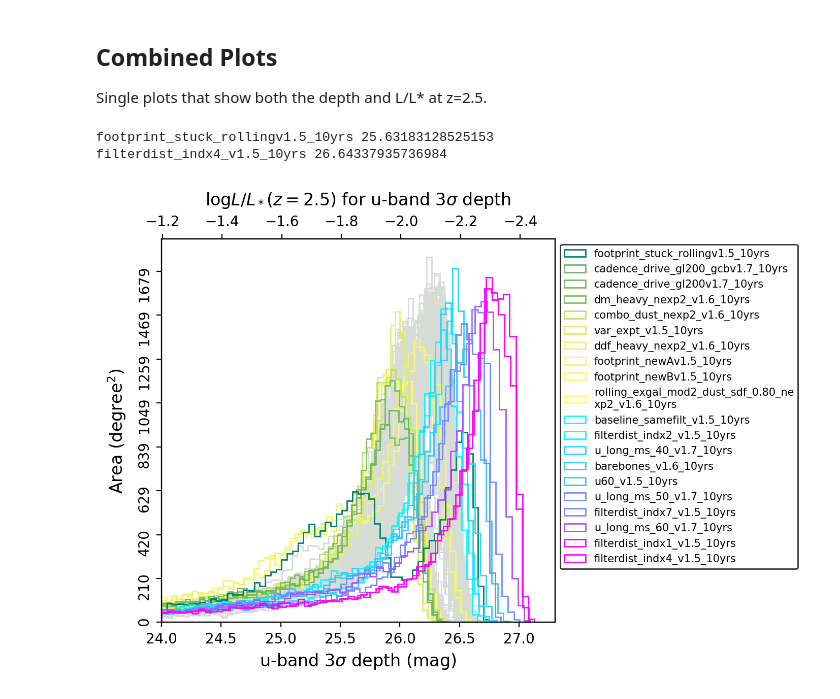
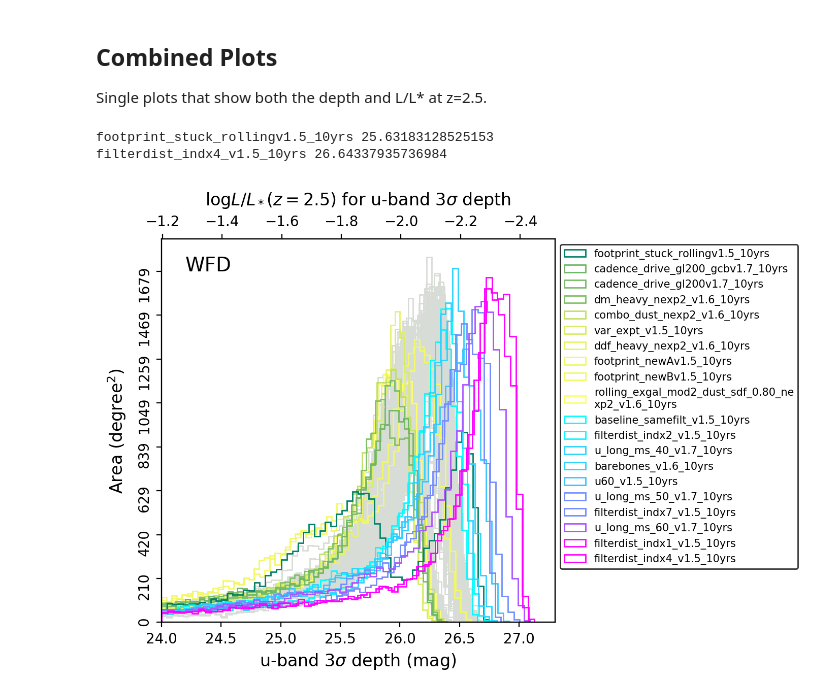
Before and after one commit to rjassef/AGN_Photoz_LSST_OpSim, a Jupyter notebook: uband_depth/Visualize_Lstar_depth_All_OpSims.ipynb, the cells around one changed output. Cells and saved outputs as stored; diff of their text form; code cells hidden in the pictures.

Commit message:
Added possibility of survey_label and remade DDF plots

```diff
--- a/uband_depth/Visualize_Lstar_depth_All_OpSims.ipynb
+++ b/uband_depth/Visualize_Lstar_depth_All_OpSims.ipynb
@@ -217,17 +217,18 @@ def log_QLF_Lstar_frac_u_toplabel(mlim_3sigma):
 # %%
 data_func = mlim_3sigma
 data_func_top = log_QLF_Lstar_frac_u_toplabel
 xlabel = r"u-band 3$\sigma$ depth (mag)"
 top_xlabel = r"$\log L/L_*(z=2.5)$ for u-band 3$\sigma$ depth"
 healpix_pixarea = bundleDicts[dbRuns[0]][uKey].slicer.pixArea * u.sr
 
 plot_OpSims_hist_extremes(uKey, bundleDicts, data_func=data_func, figsize=(5,5),
                           healpix_pixarea=healpix_pixarea, datamin=24, datamax=27.3,
                           xlabel=xlabel, color_map_bottom=mpl.cm.summer,
                           color_map_top=mpl.cm.cool, percentile=5.0, top_axis=True,
-                          data_func_top=data_func_top, top_xlabel=top_xlabel)
+                          data_func_top=data_func_top, top_xlabel=top_xlabel,
+                          survey_label="WFD")
 plt.savefig("{0}/uband_combined.png".format(plots_folder), dpi=200, bbox_inches='tight')
 # %% [output]
 footprint_stuck_rollingv1.5_10yrs 25.63183128525153
 filterdist_indx4_v1.5_10yrs 26.64337935736984
-[figure, old version]
+[figure, new version]
```
Also changed, not shown: 27 other files.
